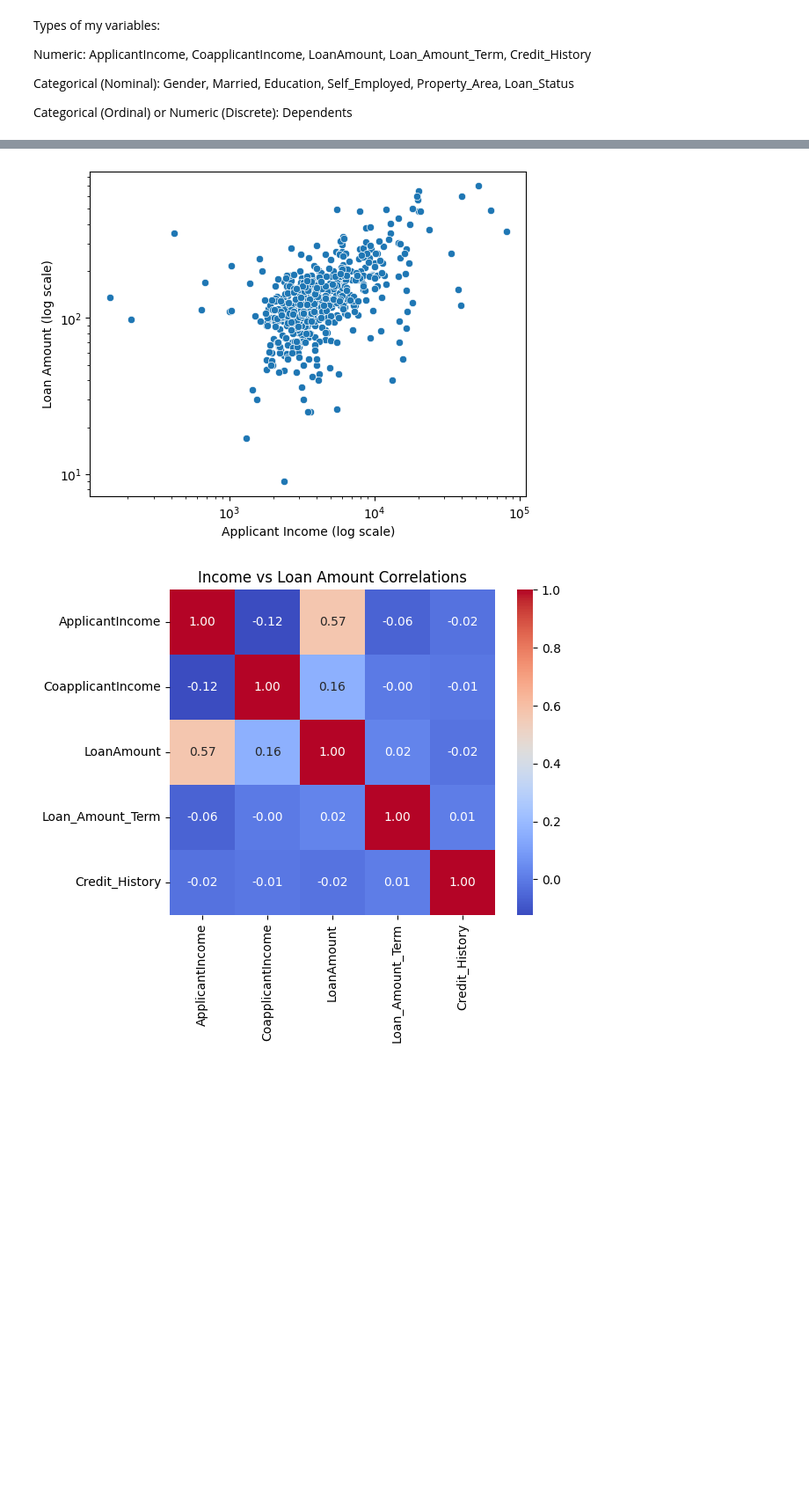
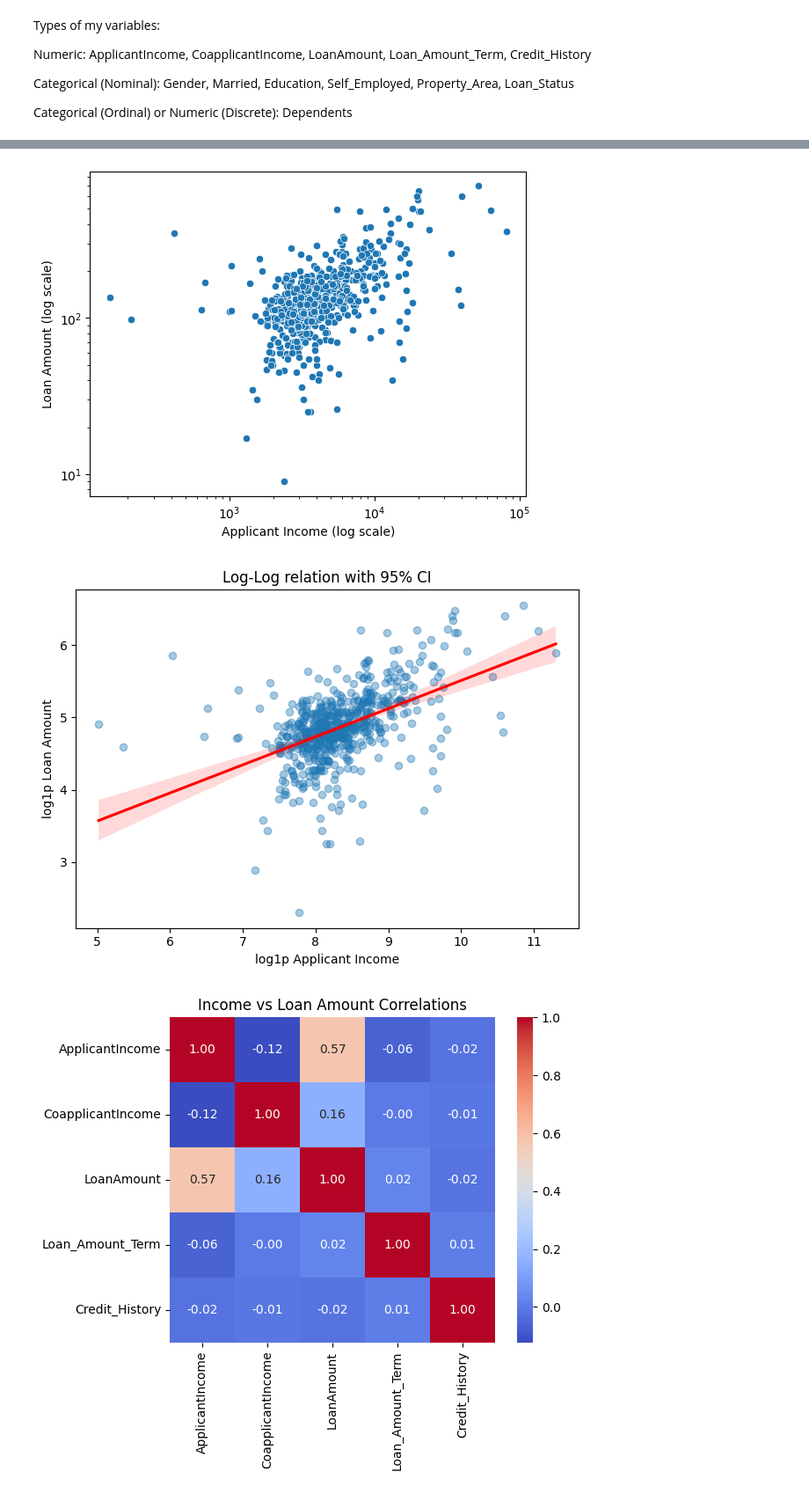
Before and after one commit to marzi-dezfoulianrad/data_science_project_loan, a Jupyter notebook: notebook/EDA.ipynb, the cells around one changed output, grey strips where cells are left out. Shown: that part at 88% size. Drawn from its saved outputs; the diff is of its cells as text; code cells hidden in the pictures; blank space fills up the shorter version.

```diff
--- a/notebook/loan_correlation.ipynb
+++ b/notebook/EDA.ipynb
@@ -42,27 +44,43 @@ Categorical (Ordinal) or Numeric (Discrete): Dependents
 # %%
 # Scatter Plot
 
 sns.scatterplot(data=df_loan, x='ApplicantIncome', y='LoanAmount')
 plt.savefig('../data/output/scatter_plot_applicant_income_loan_amount.png')
 plt.show()
 # Income influences loan size, but only slightly—every 50% increase in applicant income raises loan amount.
 # The plot would benefit from a log₁₀ transform on the x-axis since the majority of income values are
 # compressed below 30 k, but the axis runs to 80 k:
 
 sns.scatterplot(data=df_loan, x='ApplicantIncome', y='LoanAmount')
 plt.xscale('log')
 plt.yscale('log')
 plt.xlabel('Applicant Income (log scale)')
 plt.ylabel('Loan Amount (log scale)')
 plt.savefig('../data/output/scatter_plot_applicant_income_loan_amount_log.png')
 plt.show()
 
 # The funnel-shaped cloud on this log-log scatter plot straightens into a tight diagonal band,
 # exposing a clear 50% proportional increase in loan amount for each doubling of income.
 # This was obscured by a dense, unreadable blob on the original linear scatter plot.
+
+sns.regplot(
+    x=np.log1p(df_loan['ApplicantIncome']),
+    y=np.log1p(df_loan['LoanAmount']),
+    scatter_kws={'alpha':0.4},
+    line_kws={'color':'red'}
+)
+plt.xlabel('log1p Applicant Income')
+plt.ylabel('log1p Loan Amount')
+plt.title('Log-Log relation with 95% CI')
+plt.tight_layout()
+plt.savefig('../data/output/log_log_regplot.png')
+plt.show()
+# Using regression line on log-log scatter in order to see the exact
+# the narrow band shows us that the slope is very reliable and wide band shows that we need to be cautious.
 # %% [output]
 [figure]
 [figure]
+[figure, added]
 # %%
 # Heatmap
 
```
Also changed, not shown: parts of 7 cells of this notebook, 5 other files.
